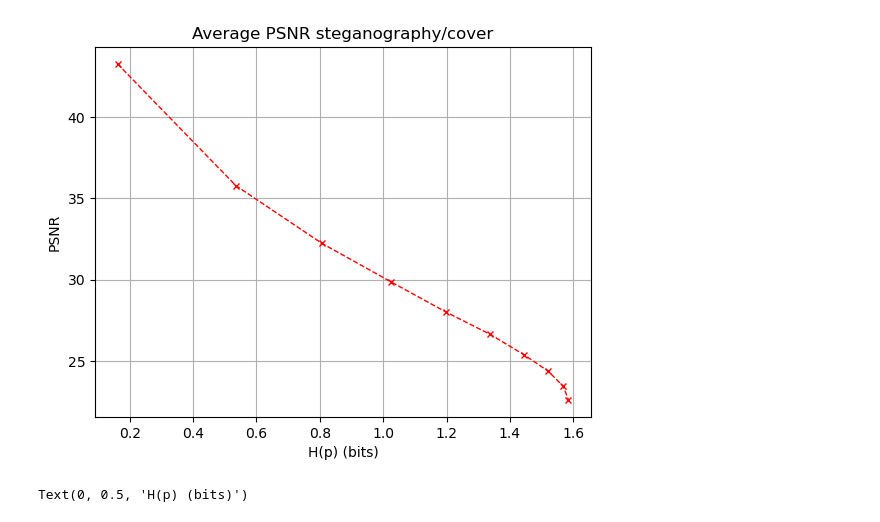
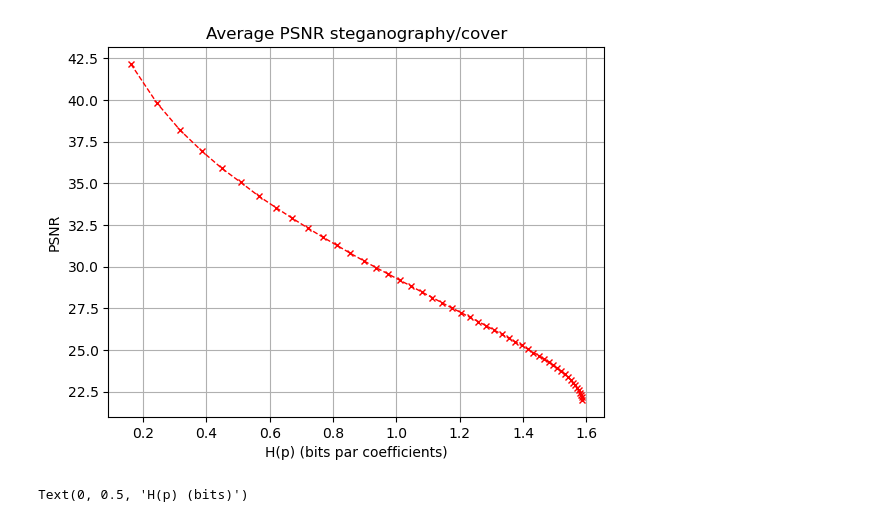
Before and after one commit to LucasSLD/steganography, a Jupyter notebook: demo.ipynb, the cells around one changed output. Cells and saved outputs as stored; diff of their text form; code cells hidden in the pictures.

```diff
--- a/demo.ipynb
+++ b/demo.ipynb
@@ -25,9 +19,8 @@ test(model_path,selection,plot=True,stega=True,p=0.3)
 # %%
 from tqdm import tqdm
 
-P = [0.01*p for p in range(100//3+1)]
-P = np.linspace(0.01,1/3,10)
+P = np.linspace(0.01,1/3,50)
 
-img_selection = range(25)
+img_selection = list(range(24))
 
-avg_PSNR_stega_cover = [test(model_path,selection,stega=True,p=p)[1] for p in tqdm(P)]
+avg_PSNR_stega_cover = [test(model_path,img_selection,stega=True,p=p)[1] for p in tqdm(P)]
@@ -54,12 +39,12 @@ H_p = [H(p) for p in tqdm(P)]
 # %%
 plt.plot(H_p,avg_PSNR_stega_cover,"--xr",markersize=5,lw=1)
 plt.title("Average PSNR steganography/cover")
-plt.xlabel("H(p) (bits)")
+plt.xlabel("H(p) (bits par coefficients)")
 plt.ylabel("PSNR")
 plt.grid()
 plt.show()
 # %% [output]
-[figure, old version]
+[figure, new version]
 # %%
 plt.plot(P,H_p,"-b")
 plt.title("Ternary Entropy")
```
Also changed, not shown: parts of 5 cells of this notebook, 1 other file.
